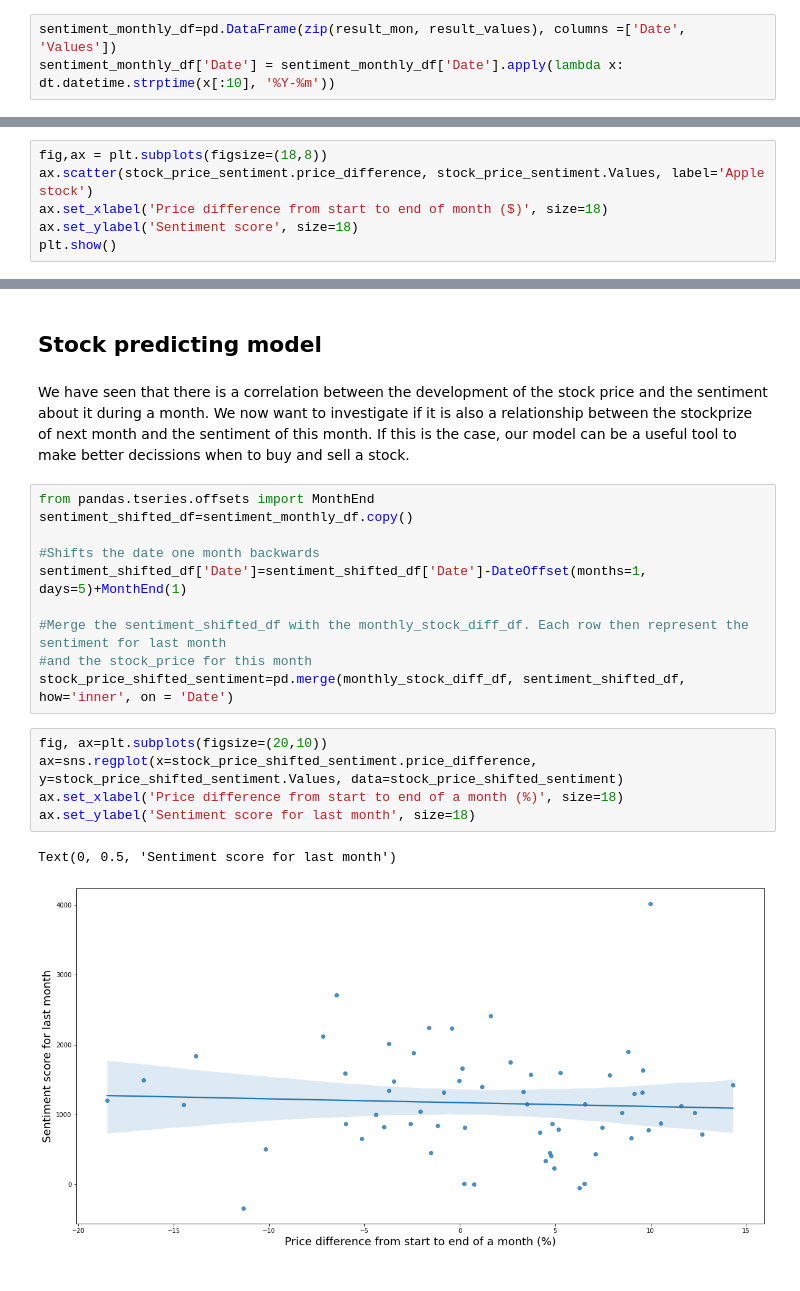
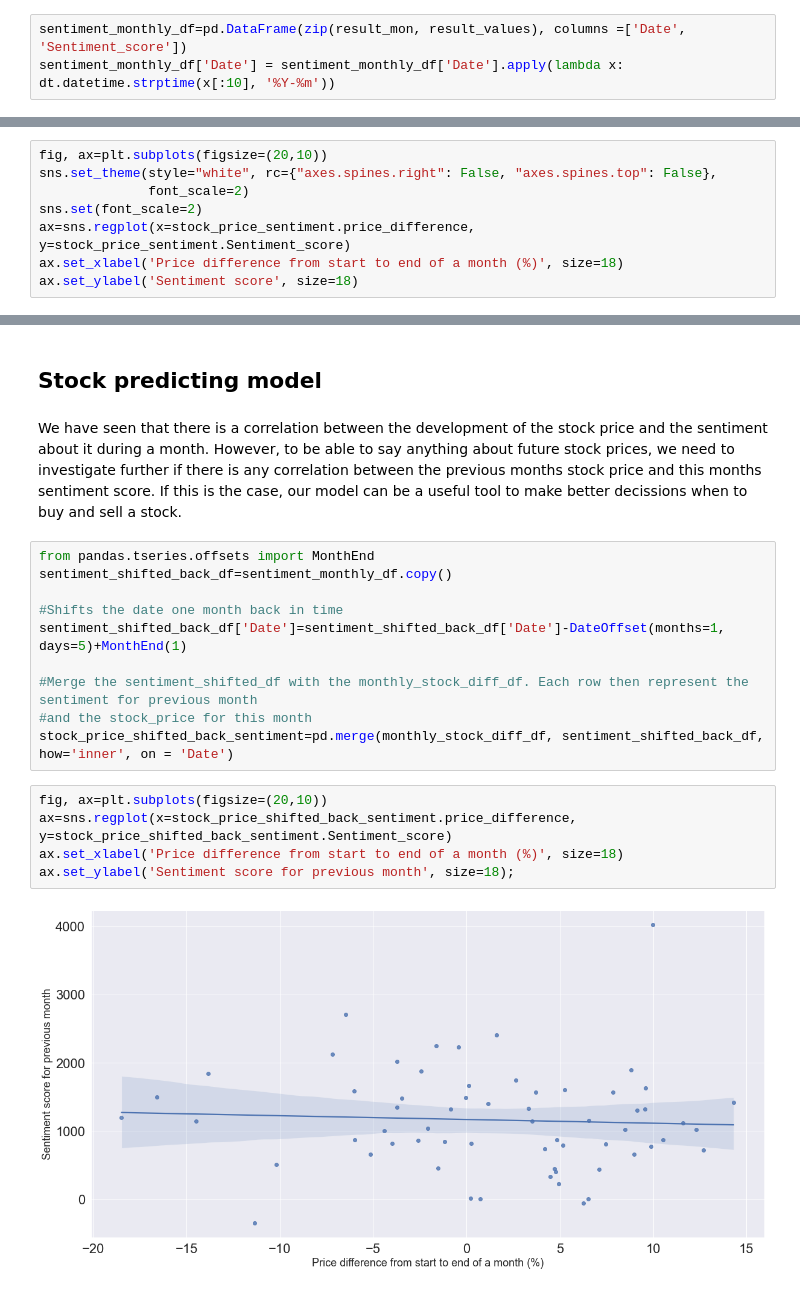
Before and after one commit to epfl-ada/ada-2021-project-club6analysis, a Jupyter notebook: stock_sentiment_analysis.ipynb, the cells around one changed output, grey strips where cells are left out. Drawn from its saved outputs; the diff is of its cells as text.

```diff
--- a/stock_sentiment_analysis.ipynb
+++ b/stock_sentiment_analysis.ipynb
@@ -87,5 +87,5 @@ Create a monthly aggregated sentiment dataframe
 # %%
-sentiment_monthly_df=pd.DataFrame(zip(result_mon, result_values), columns =['Date', 'Values'])
+sentiment_monthly_df=pd.DataFrame(zip(result_mon, result_values), columns =['Date', 'Sentiment_score'])
 sentiment_monthly_df['Date'] = sentiment_monthly_df['Date'].apply(lambda x: dt.datetime.strptime(x[:10], '%Y-%m'))
 # %%
 sentiment_monthly_df.head()
@@ -140,9 +140,11 @@ stock_price_sentiment.head()
 | 3 | 2015-04-30 | 0.264381 | 1344.7904 |
 | 4 | 2015-05-31 | 3.314830 | 815.1817 |
 # %%
-fig,ax = plt.subplots(figsize=(18,8))
-ax.scatter(stock_price_sentiment.price_difference, stock_price_sentiment.Values, label='Apple stock')
-ax.set_xlabel('Price difference from start to end of month ($)', size=18)
+fig, ax=plt.subplots(figsize=(20,10))
+sns.set_theme(style="white", rc={"axes.spines.right": False, "axes.spines.top": False},
+              font_scale=2)
+sns.set(font_scale=2)
+ax=sns.regplot(x=stock_price_sentiment.price_difference, y=stock_price_sentiment.Sentiment_score)
+ax.set_xlabel('Price difference from start to end of a month (%)', size=18)
 ax.set_ylabel('Sentiment score', size=18)
-plt.show()
 # %% [output]
@@ -160,23 +155,22 @@ By looking at the correlation between the stock price and the sentiment score, w
 # %% [markdown]
 ## Stock predicting model
 # %% [markdown]
-We have seen that there is a correlation between the development of the stock price and the sentiment about it during a month. We now want to investigate if it is also a relationship between the stockprize of next month and the sentiment of this month. If this is the case, our model can be a useful tool to make better decissions when to buy and sell a stock.
+We have seen that there is a correlation between the development of the stock price and the sentiment about it during a month. However, to be able to say anything about future stock prices, we need to investigate further if there is any correlation between the previous months stock price and this months sentiment score. If this is the case, our model can be a useful tool to make better decissions when to buy and sell a stock.
 # %%
 from pandas.tseries.offsets import MonthEnd
-sentiment_shifted_df=sentiment_monthly_df.copy()
+sentiment_shifted_back_df=sentiment_monthly_df.copy()
 
-#Shifts the date one month backwards
-sentiment_shifted_df['Date']=sentiment_shifted_df['Date']-DateOffset(months=1, days=5)+MonthEnd(1)
+#Shifts the date one month back in time
+sentiment_shifted_back_df['Date']=sentiment_shifted_back_df['Date']-DateOffset(months=1, days=5)+MonthEnd(1)
 
-#Merge the sentiment_shifted_df with the monthly_stock_diff_df. Each row then represent the sentiment for last month
+#Merge the sentiment_shifted_df with the monthly_stock_diff_df. Each row then represent the sentiment for previous month
 #and the stock_price for this month
-stock_price_shifted_sentiment=pd.merge(monthly_stock_diff_df, sentiment_shifted_df, how='inner', on = 'Date')
+stock_price_shifted_back_sentiment=pd.merge(monthly_stock_diff_df, sentiment_shifted_back_df, how='inner', on = 'Date')
 # %%
 fig, ax=plt.subplots(figsize=(20,10))
-ax=sns.regplot(x=stock_price_shifted_sentiment.price_difference, y=stock_price_shifted_sentiment.Values, data=stock_price_shifted_sentiment)
+ax=sns.regplot(x=stock_price_shifted_back_sentiment.price_difference, y=stock_price_shifted_back_sentiment.Sentiment_score)
 ax.set_xlabel('Price difference from start to end of a month (%)', size=18)
-ax.set_ylabel('Sentiment score for last month', size=18)
+ax.set_ylabel('Sentiment score for previous month', size=18);
 # %% [output]
-Text(0, 0.5, 'Sentiment score for last month')
-[figure, old version]
+[figure, new version]
 # %% [markdown]
```
Also changed, not shown: parts of 33 cells of this notebook.
